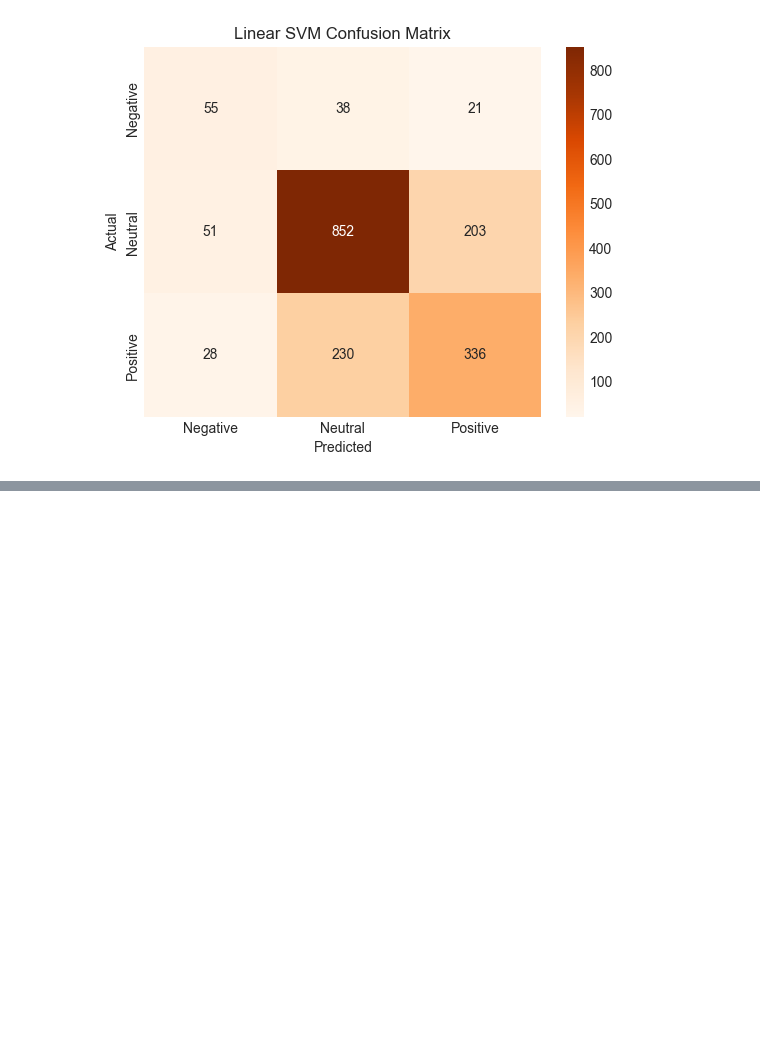
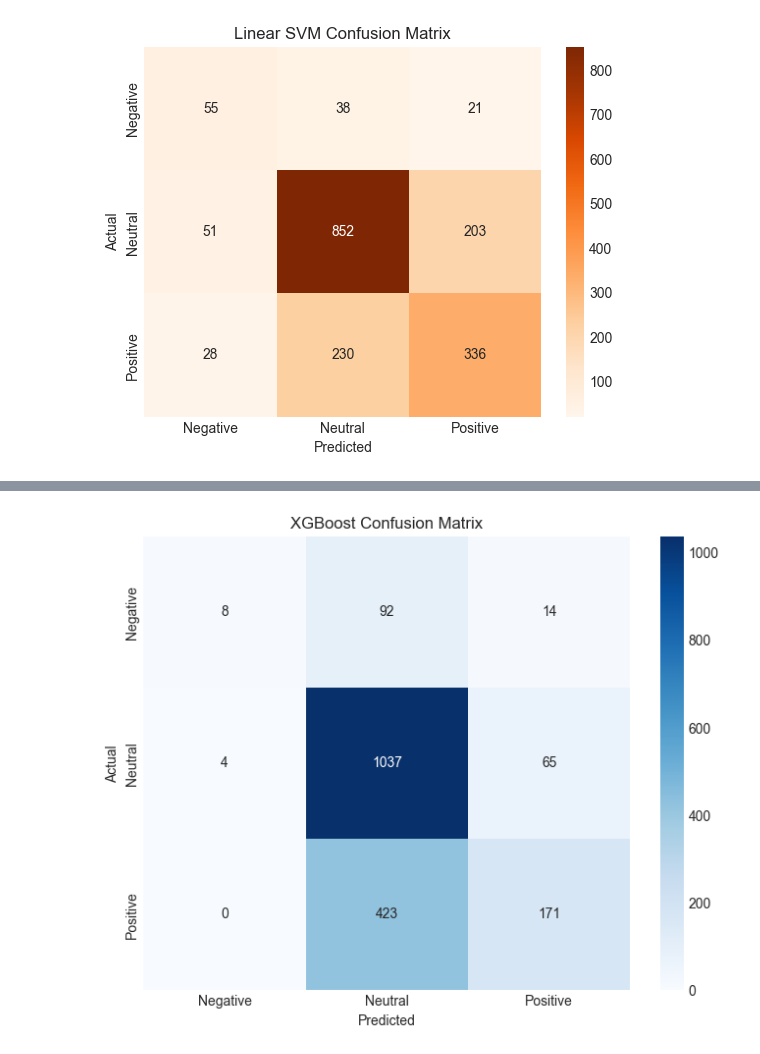
Before and after one commit to salmamwende-code/group1, a Jupyter notebook: notebooks/Steve.ipynb, the cells around one changed output, grey strips where cells are left out. Cells and saved outputs as stored; diff of their text form; code cells hidden in the pictures; blank space fills up the shorter version.

Commit message:
XGBoost

```diff
--- a/notebooks/Steve.ipynb
+++ b/notebooks/Steve.ipynb
@@ -1041,0 +1067,15 @@ plt.show()
+# %%
+# Training the model
+xgb_pipeline.fit(X_train, y_train_encoded)
+
+# 4. Generate Predictions
+y_pred_xgb = xgb_pipeline.predict(X_test)
+
+# 5. Accuracy Score
+accuracy = accuracy_score(y_test_encoded, y_pred_xgb)
+print(f"XGBoost Overall Accuracy: {accuracy * 100:.2f}%")
+print("-" * 30)
+
+# Classification Report
+print("XGBoost Classification Report:")
+print(classification_report(y_test_encoded, y_pred_xgb, target_names=le.classes_))
@@ -1041,0 +1095,10 @@ plt.show()
+# %%
+cm = confusion_matrix(y_test_encoded, y_pred_xgb)
+plt.figure(figsize=(8,6))
+sns.heatmap(cm, annot=True, fmt='d', xticklabels=le.classes_, yticklabels=le.classes_, cmap='Blues')
+plt.xlabel('Predicted')
+plt.ylabel('Actual')
+plt.title('XGBoost Confusion Matrix')
+plt.show()
+# %% [output]
+[figure, added]
```
Also changed, not shown: parts of 3 cells of this notebook.
